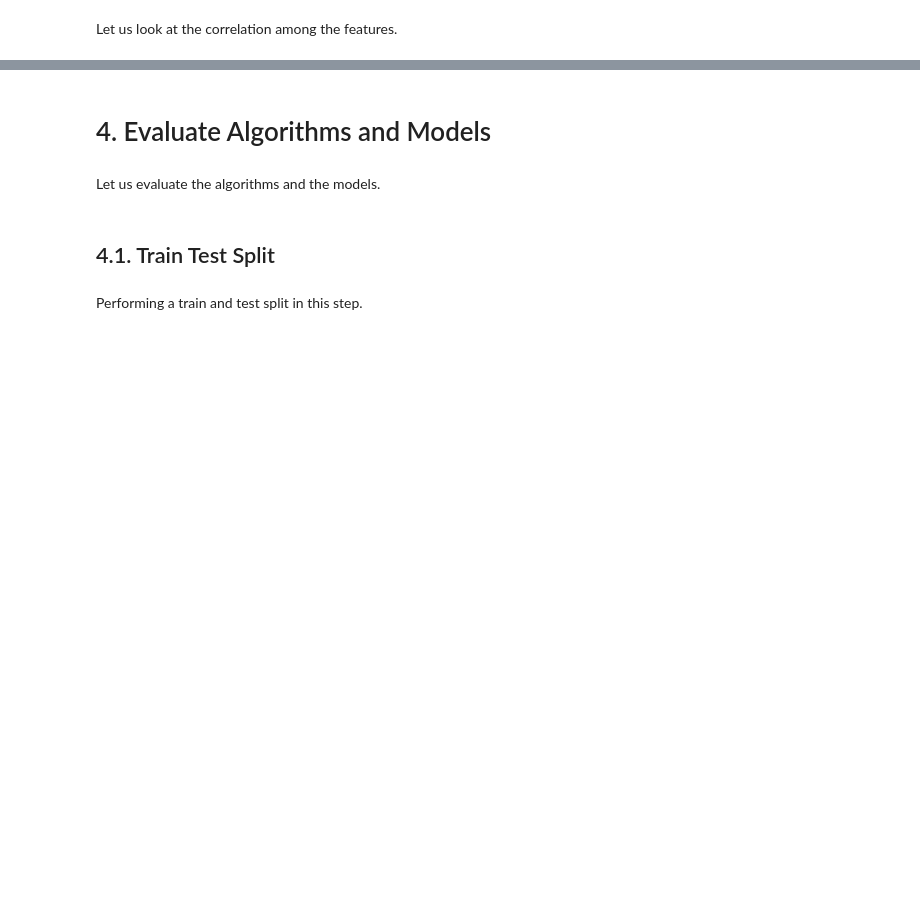
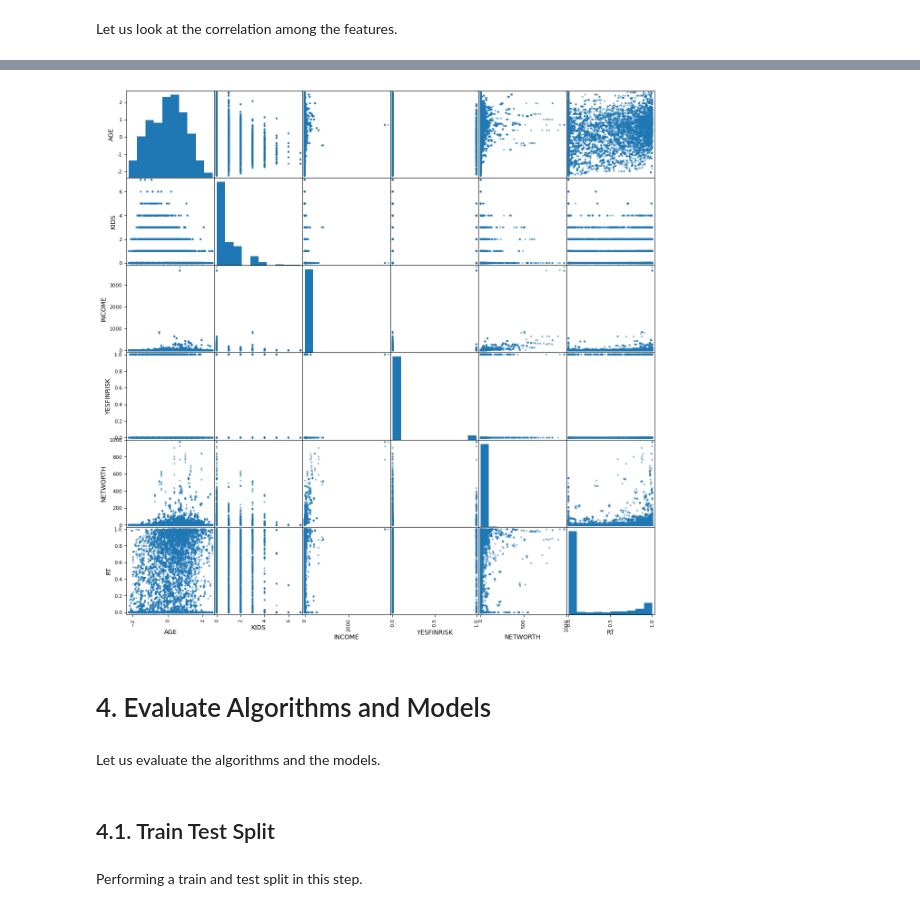
Before and after one commit to Xryrapier/eficient_frontier, a Jupyter notebook: notebooks/xryrapier_InvestorRiskToleranceAndRoboAdvisor.ipynb, the cells around one changed output, grey strips where cells are left out. Saved outputs shown, nothing was run; the diff lists cells and outputs as text; code cells hidden in the pictures; blank space fills up the shorter version.

```diff
--- a/notebooks/xryrapier_InvestorRiskToleranceAndRoboAdvisor.ipynb
+++ b/notebooks/xryrapier_InvestorRiskToleranceAndRoboAdvisor.ipynb
@@ -210,8 +155,6 @@ The description is as follows:
 # %%
-keep_list2 = ['YY1',
-              'HHSEX',
+keep_list2 = ['HHSEX',
               'AGE',
-              'AGECL',
               'EDCL',
               'MARRIED',
               'KIDS',
@@ -221,13 +164,8 @@ keep_list2 = ['YY1',
               'WSAVED',
               'YESFINRISK',
               'NETWORTH',
-              'LIQ',
-              'CDS',
-              'SAVBND',
-              'CASHLI',
-              'NMMF',
-              'STOCKS',
-              'BOND']
-dataset3_cleaned = select_and_drop_columns(dataset2, keep_list2)
+              'RT'
+              ]
+dataset = preprocess_and_drop_columns(dataset, keep_list2)
 # %% [markdown]
 Let us look at the correlation among the features.
@@ -249,3 +180,11 @@ So, in summary all the variables and their relationship with risk tolerance seem
+# %%
+def plot_scatter_matrix(dataset, figsize=(15, 15)):
+    scatter_matrix(dataset, figsize=figsize)
+    plt.show()
+
+plot_scatter_matrix(dataset)
+# %% [output]
+[figure, added]
 # %% [markdown]
 <a id='4'></a>
 # 4. Evaluate Algorithms and Models
```
Also changed, not shown: parts of 47 cells of this notebook, 1 other file.
